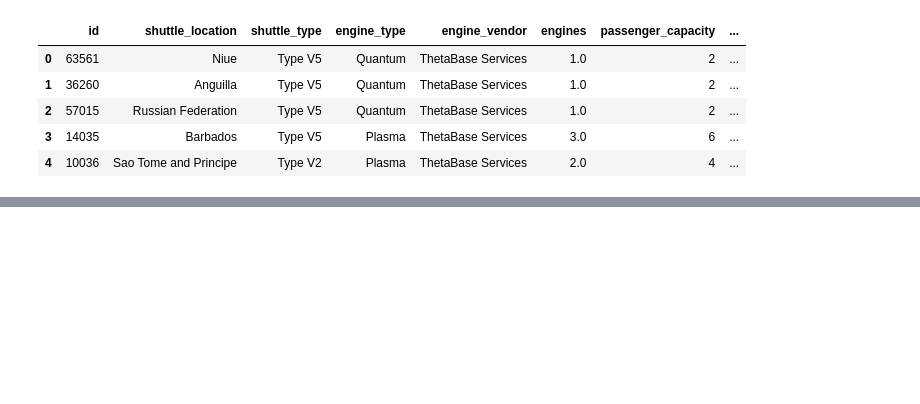
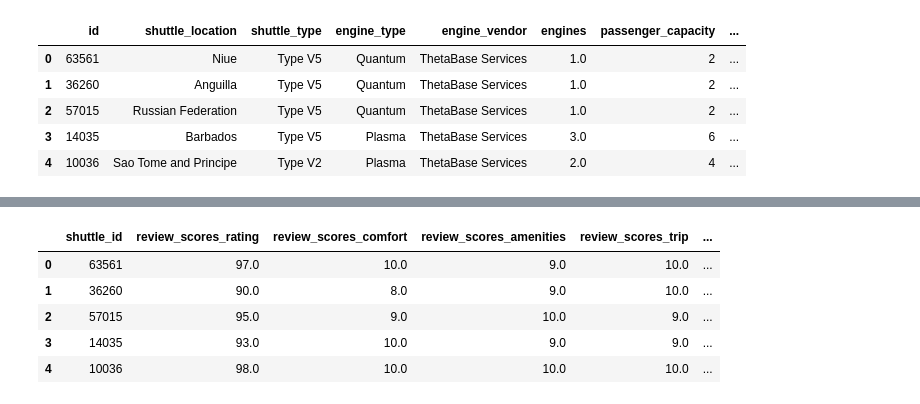
Before and after one commit to Sparkle-Muffin/spaceflights, a Jupyter notebook: notebooks/data-exploration.ipynb, the cells around one changed output, grey strips where cells are left out. Saved outputs shown, nothing was run; the diff lists cells and outputs as text; code cells hidden in the pictures; blank space fills up the shorter version.

```diff
--- a/notebooks/data-exploration.ipynb
+++ b/notebooks/data-exploration.ipynb
@@ -224,0 +214,3 @@ shuttles.iloc[:, 5:]
+# %%
+reviews.head()
+# %% [output]
@@ -224,0 +218,6 @@ shuttles.iloc[:, 5:]
+|  | shuttle_id | review_scores_rating | review_scores_comfort | review_scores_amenities | review_scores_trip | ... |
+| 0 | 63561 | 97.0 | 10.0 | 9.0 | 10.0 | ... |
+| 1 | 36260 | 90.0 | 8.0 | 9.0 | 10.0 | ... |
+| 2 | 57015 | 95.0 | 9.0 | 10.0 | 9.0 | ... |
+| 3 | 14035 | 93.0 | 10.0 | 9.0 | 9.0 | ... |
+| 4 | 10036 | 98.0 | 10.0 | 10.0 | 10.0 | ... |
```
Also changed, not shown: parts of 12 cells of this notebook.
